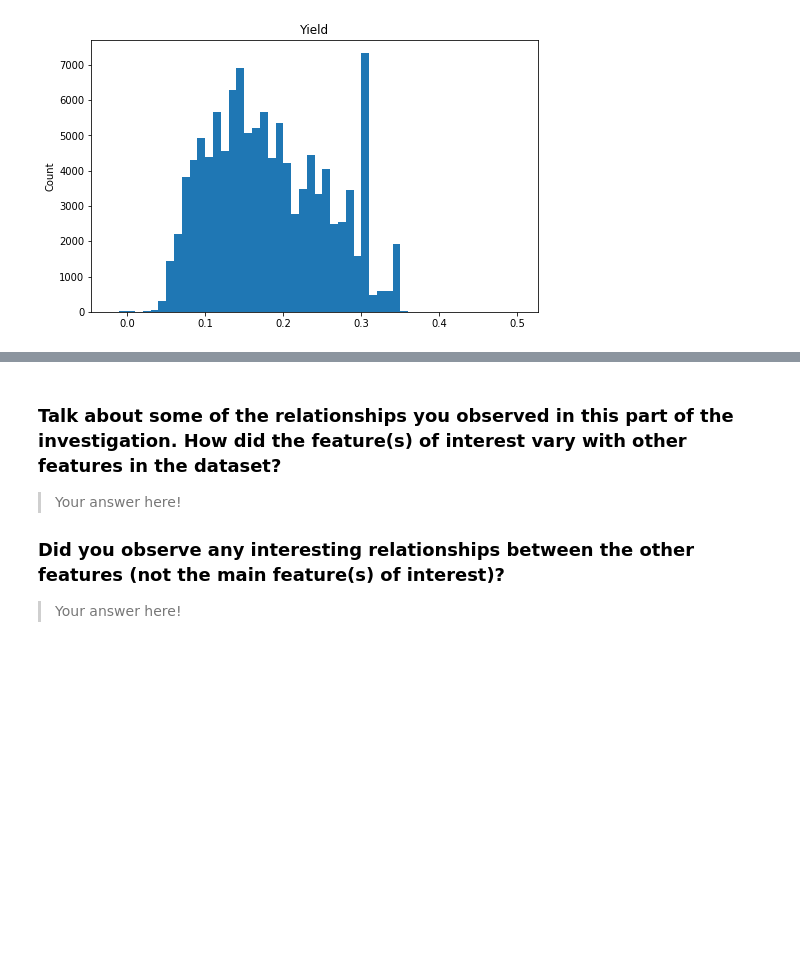
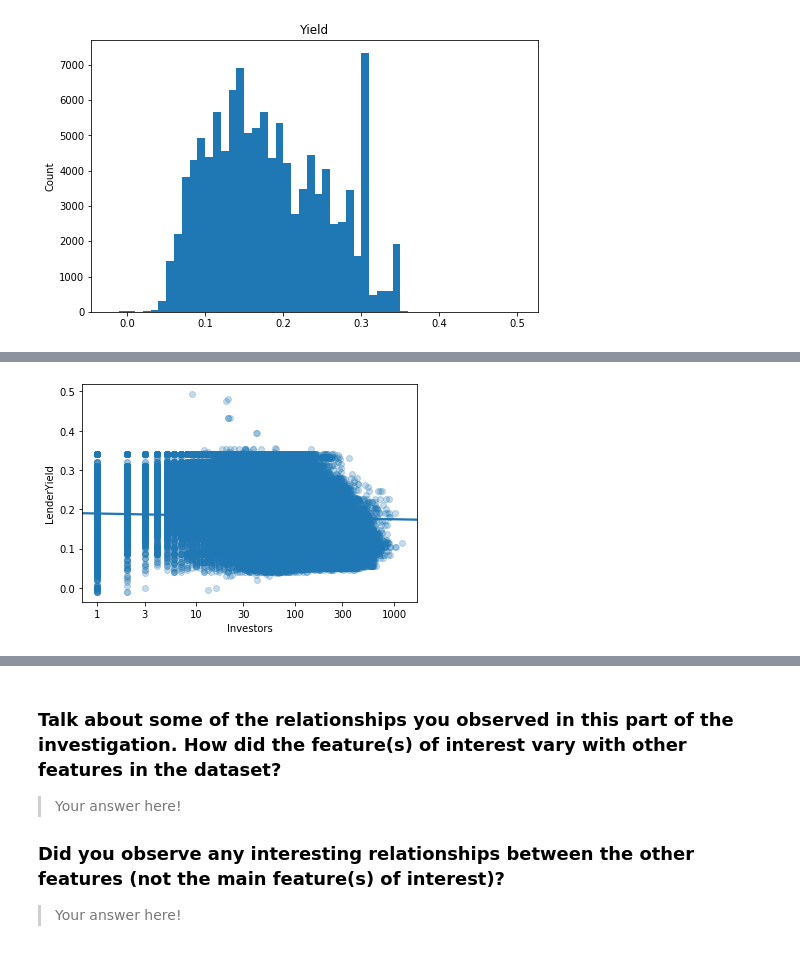
Before and after one commit to RosvitaR/Visualisation-Practice, a Jupyter notebook: exploration_template.ipynb, the cells around one changed output, grey strips where cells are left out. Cells and saved outputs as stored; diff of their text form; code cells hidden in the pictures; blank space fills up the shorter version.

```diff
--- a/exploration_template.ipynb
+++ b/exploration_template.ipynb
@@ -308,0 +338,11 @@ fashion in the previous section (univariate exploration).
+# %%
+def log_trans (x, inverse = False):
+    if not inverse:
+        return np.log10(x)
+    else:
+        return np.power(10, x)
+sb.regplot(loans['Investors'].apply(log_trans), loans['LenderYield'], scatter_kws = {'alpha' : 1/4})
+tick_locs = [1, 3, 10, 30, 100, 300, 1000]
+plt.xticks(log_trans(tick_locs), tick_locs);
+# %% [output]
+[figure, added]
```
Also changed, not shown: parts of 17 cells of this notebook.
